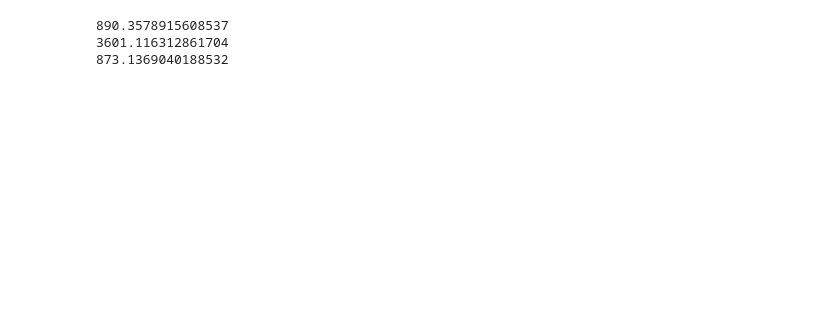
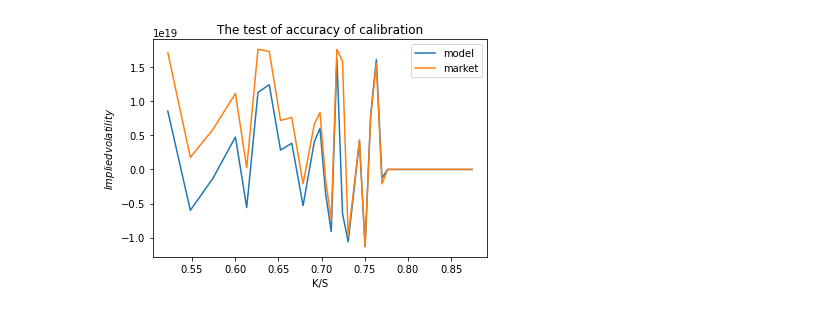
Before and after one commit to GearlessJohn/deep-pricing, a Jupyter notebook: src/simulation_Xt.ipynb, the cells around one changed output. Saved outputs shown, nothing was run; the diff lists cells and outputs as text; code cells hidden in the pictures; blank space fills up the shorter version.

```diff
--- a/src/simulation_Xt.ipynb
+++ b/src/simulation_Xt.ipynb
@@ -563,8 +583,5 @@ plt.show()
-# %%
-print(call_frac(S0=S0, K=0.8*S0, T=T, rho=-0.7, H=0.25, c=0.5, ksi=0.2, a0=0.5))
-print(call_frac(S0=S0, K=0.8*S0, T=T, rho=-0.88997955, H=0.05594361, c=1.77153508, ksi=2., a0=0.82066411))
-print(call_frac(S0=S0, K=0.8*S0, T=T, rho=-0.88997955, H=0.01, c=1.153508, ksi=0.2, a0=0.5))
-# %% [output]
-890.3578915608537
-3601.116312861704
-873.1369040188532
+# %%
+call_models= np.array([call_frac(S0=S0, K=Ks[i], T=T, rho=params[0], H=params[1], c=params[2], ksi=params[3], a0=params[4]) for i in range(len(Ks))])
+test_implied_vol(S0=S0, T=T, Ks=Ks, call_models=call_models, call_markets=call_markets)
+# %% [output]
+[figure, added]
```
Also changed, not shown: parts of 16 cells of this notebook.
